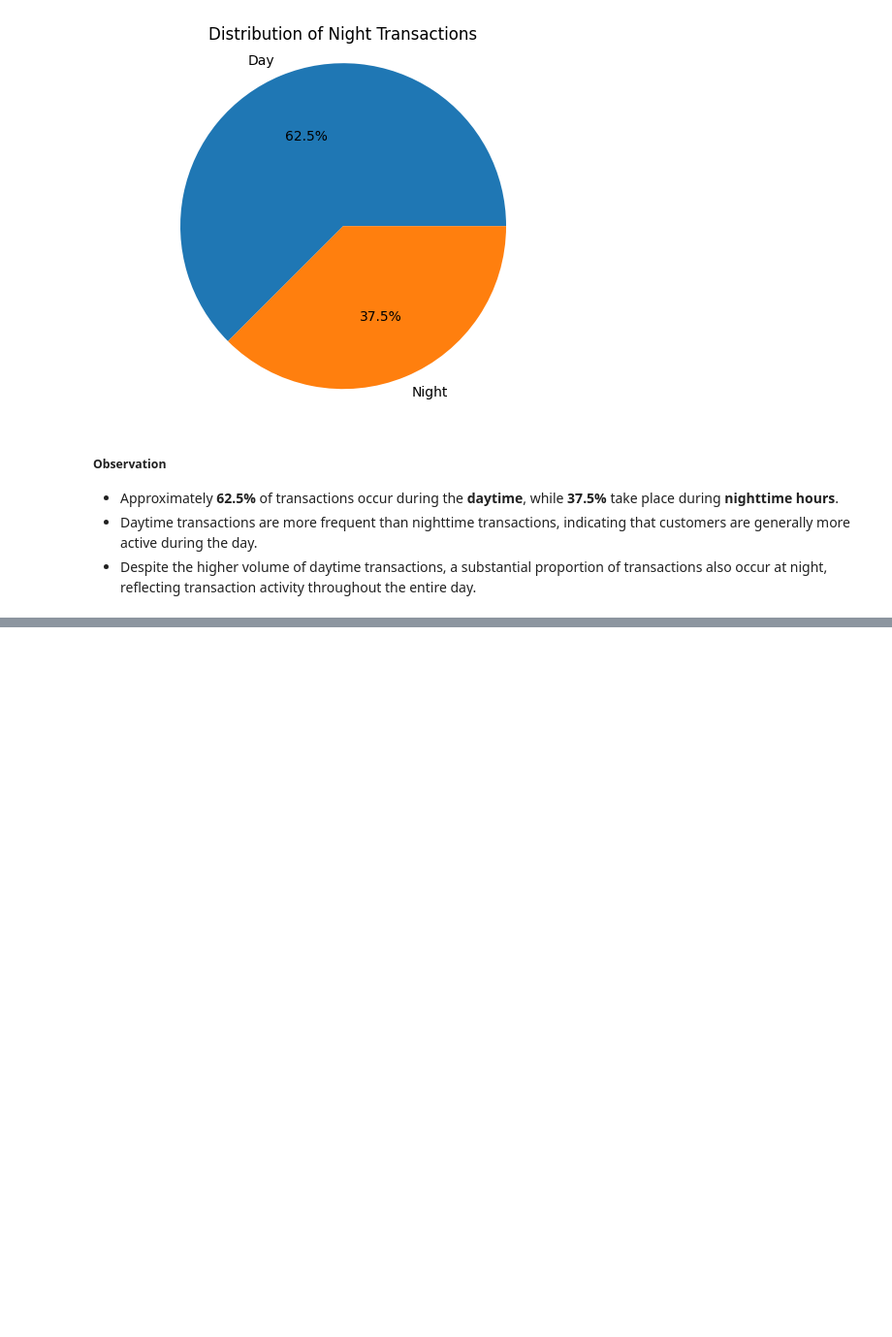
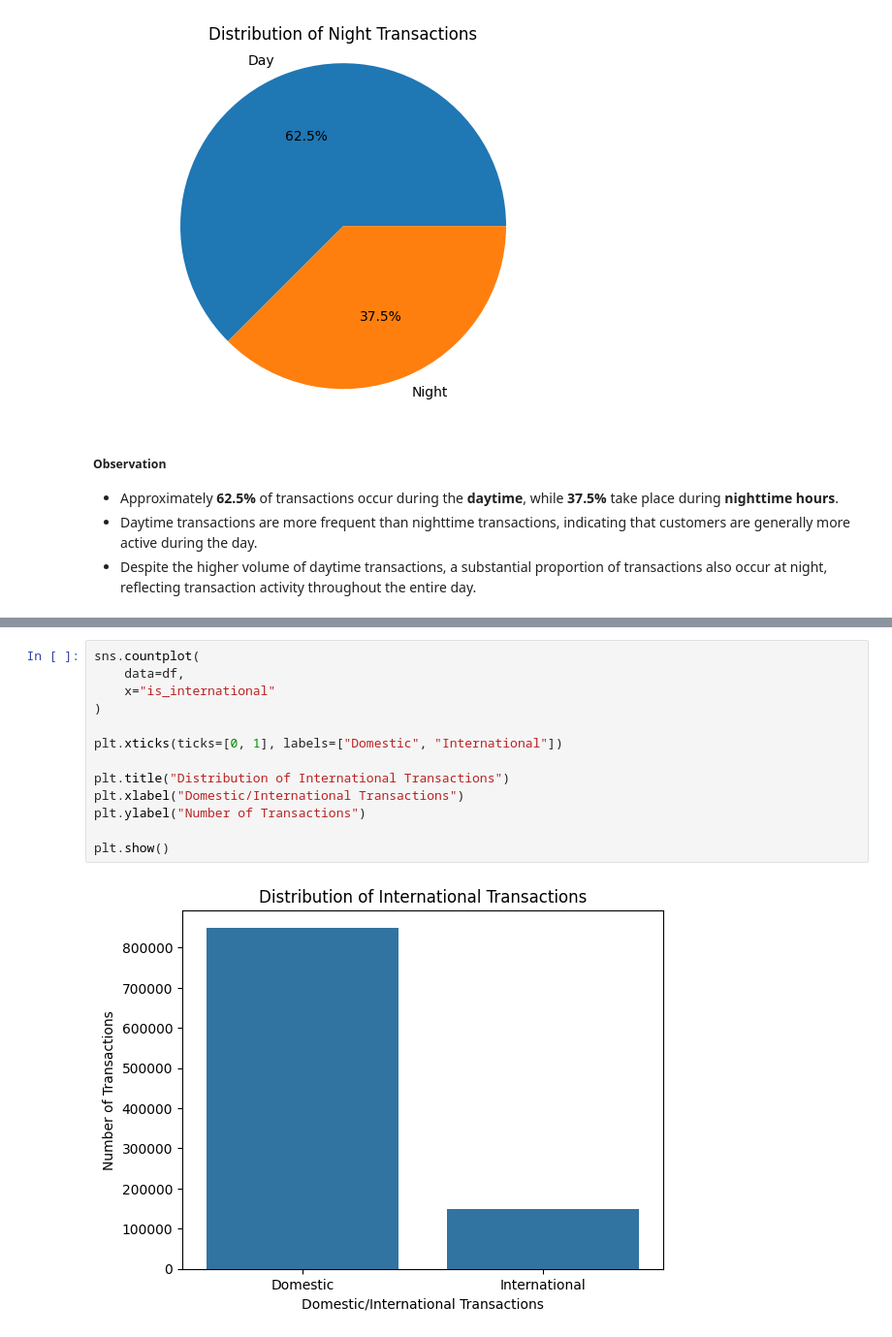
Before and after one commit to abhi-saurav-saroya/bank-fraud-eda, a Jupyter notebook: notebooks/02_exploratory_data_analysis.ipynb, the cells around one changed output, grey strips where cells are left out. Shown at 97% size. Saved outputs shown, nothing was run; the diff lists cells and outputs as text; blank space fills up the shorter version.

Commit message:
feat: analyze international transactions distribution

```diff
--- a/notebooks/02_exploratory_data_analysis.ipynb
+++ b/notebooks/02_exploratory_data_analysis.ipynb
@@ -1112,0 +1128,15 @@ plt.show()
+# %%
+sns.countplot(
+    data=df,
+    x="is_international"
+)
+
+plt.xticks(ticks=[0, 1], labels=["Domestic", "International"])
+
+plt.title("Distribution of International Transactions")
+plt.xlabel("Domestic/International Transactions")
+plt.ylabel("Number of Transactions")
+
+plt.show()
+# %% [output]
+[figure, added]
```
Also changed, not shown: parts of 5 cells of this notebook.
